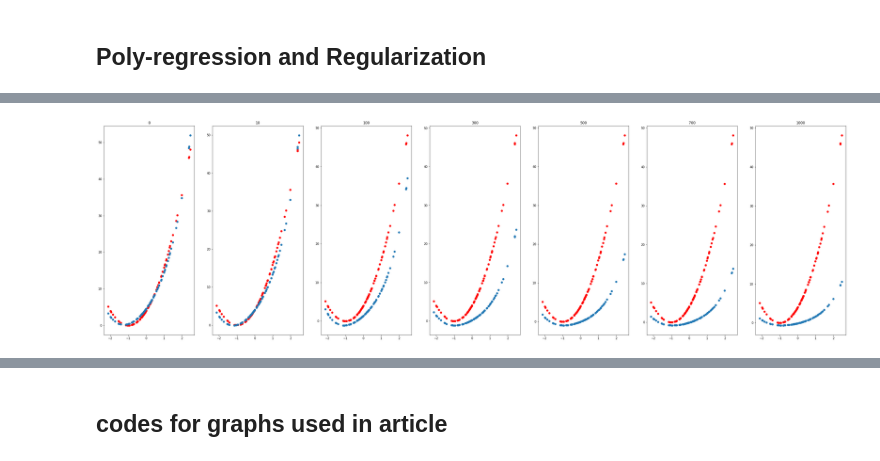
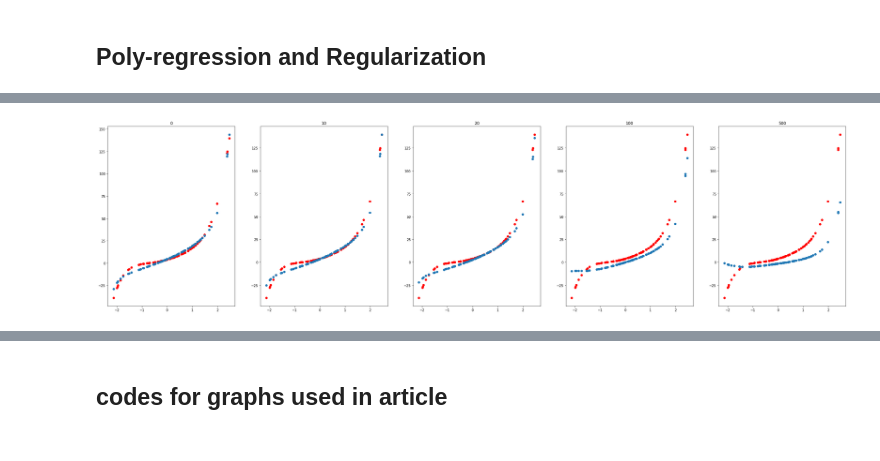
Before and after one commit to SwayamInSync/demystifying_machine_learning, a Jupyter notebook: linear_regression_gradient_descent/notebook.ipynb, the cells around one changed output, grey strips where cells are left out. Cells and saved outputs as stored; diff of their text form; code cells hidden in the pictures.

```diff
--- a/linear_regression_gradient_descent/notebook.ipynb
+++ b/linear_regression_gradient_descent/notebook.ipynb
@@ -352,4 +440,5 @@ for l, info in enumerate(models.items()):
 # %% [markdown]
 ## Poly-regression and Regularization
 # %%
-X4,Y4 = make_regression(n_samples=100,n_features=1,n_informative=1,noise = 10,random_state=10)
+X4,Y4 = make_regression(n_samples=100,n_features=1,n_informative=1000,noise = 10,random_state=10)
+plot(X4,Y4)
@@ -360,5 +447,5 @@ plot(X4,Y4)
 # %%
-y_ = 4*(X4 + 1)**2
+y_ = 4*(X4 + 1)**2 + X4**5
 y_ = y_.reshape(-1)
 plot(X4,y_)
 # %% [output]
@@ -368,10 +453,14 @@ model4 = LinearRegression()
 # %%
 x1 = X4.copy()
-x2 = X4.copy()**2
-x3 = X4.copy()**4
-x4 = np.exp(X4.copy())
-x_ = np.concatenate([x1,x2,x3,x4], axis=1)
+x2 = X4.copy()**4
+x3 = X4.copy()**9
+x4 = X4.copy()**6
+x5 = X4.copy()**8
+x6 = np.exp(X4.copy())
+x_ = np.concatenate([x1,x2,x3,x4,x5,x6], axis=1)
 # %%
-params4 = model4.fit(x=x_, y=y_, learning_rate=0.01 ,epochs=500, verbose=100, lambda_=0)
-params4
+model4 = LinearRegression()
+model4.fit(x=x_, y=y_, learning_rate=0.01 ,epochs=500, verbose=100, lambda_=0)
+predictions = model4.predict(x_).reshape(-1)
+plot(X4,y_,pred=predictions,draw_line=True, hard_line=False)
 # %% [output]
@@ -393,19 +473,19 @@ plot(X4,y_,pred=predictions,draw_line=True, hard_line=False)
 # %%
-lambdas = [0,10,100,300,500,700,1000]
-fig, ax = plt.subplots(1,len(lambdas), figsize=(45,13))
+lambdas = [0,10,20,100,500]
+fig, ax = plt.subplots(1,len(lambdas), figsize=(40,10))
 models = {}
 for l in range(len(lambdas)):
     m = x_.shape[0]
     model4 = LinearRegression()
     model4.fit(x=x_, y=y_, learning_rate=0.01,lambda_=lambdas[l],epochs=500)
     preds = model4.predict(x_)
     preds = preds.reshape(-1)
-    models[lambdas[l]] = model4.cost_history
+    models[lambdas[l]] = model4.cost_history # storing cost_history for each model for cost func visualization
     ax[l].scatter(x=X4, y=y_, color="red")
     ax[l].scatter(X4,preds)
     ax[l].set_title(lambdas[l])
 # %% [output]
-[figure, old version]
+[figure, new version]
 # %%
 fig, ax = plt.subplots(1,len(lambdas), figsize=(45,13))
 
```
Also changed, not shown: parts of 20 cells of this notebook, 12 other files.
